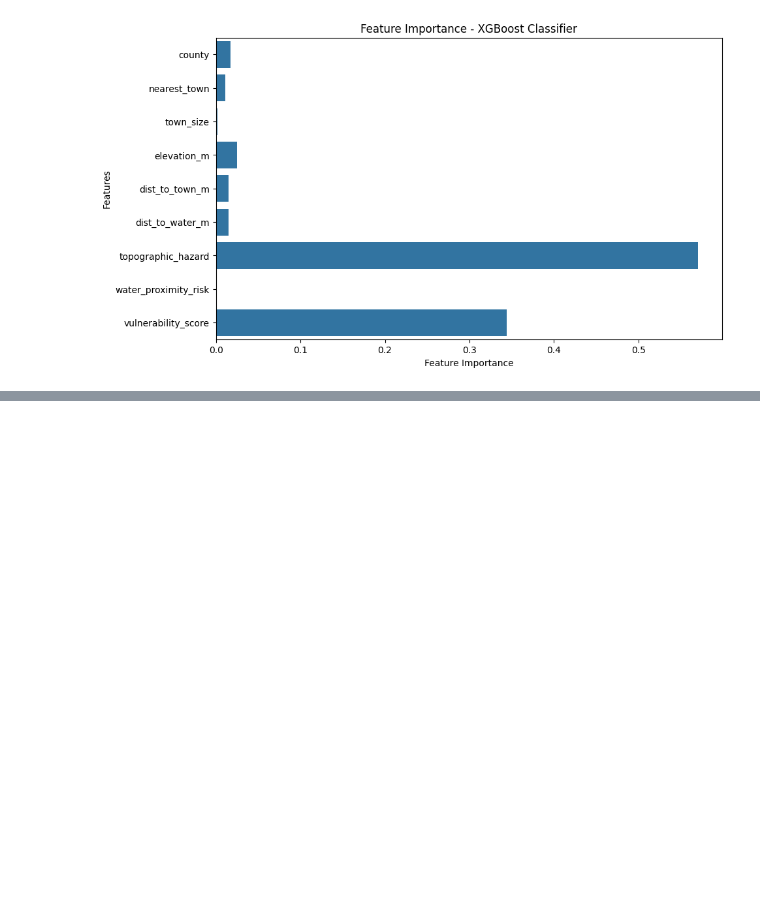
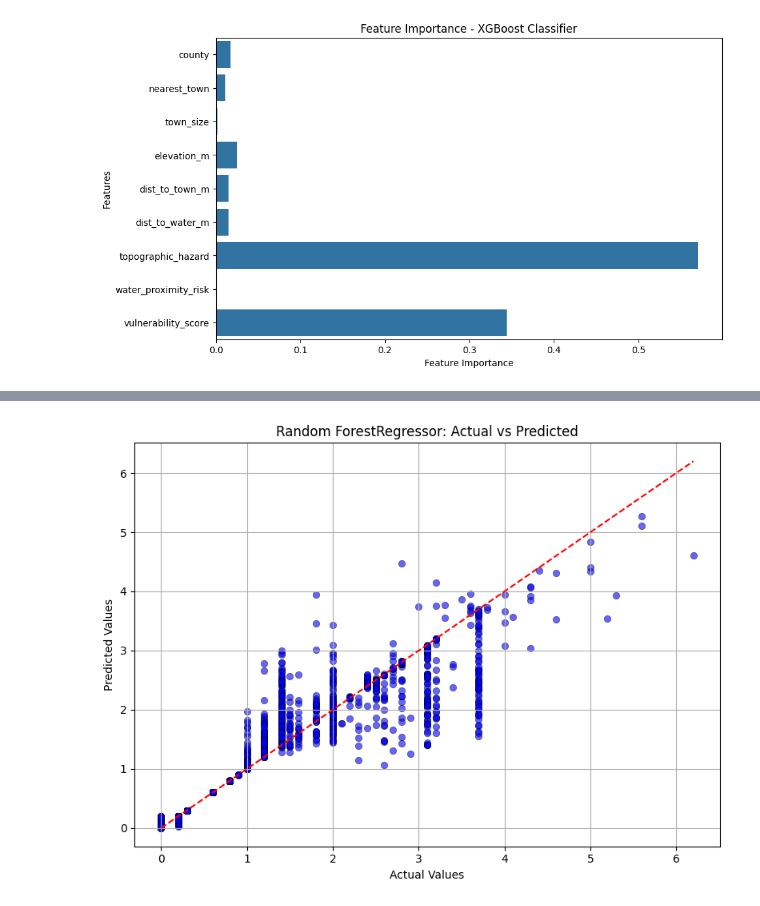
Before and after one commit to kennethnyangweso/Flood-Risk-Analysis-with-GIS, a Jupyter notebook: Modeling Notebook.ipynb, the cells around one changed output, grey strips where cells are left out. Cells and saved outputs as stored; diff of their text form; code cells hidden in the pictures; blank space fills up the shorter version.

```diff
--- a/Modeling Notebook.ipynb
+++ b/Modeling Notebook.ipynb
@@ -167,0 +325,23 @@ plt.show()
+# %%
+# train_test split
+
+# Drop target and highly correlated features
+X_reg = df.drop(['flood_risk_score','landcover_risk','landcover_types'], axis=1)
+
+# target
+y_reg = df['flood_risk_score']
+
+# train_test split
+
+X_train, X_test, y_train, y_test = train_test_split(X_reg, y_reg, test_size=0.2, random_state=42)
+
+# Scale the features
+scaler = StandardScaler()
+X_train = scaler.fit_transform(X_train)
+X_test = scaler.transform(X_test)
+# %%
+# call random forest regressor
+
+rf_reg = RandomForestRegressor(n_estimators=100, random_state=42)
+rf_reg.fit(X_train, y_train)
+y_pred_rf_reg = rf_reg.predict(X_test)
@@ -167,0 +363,17 @@ plt.show()
+# %%
+# Set style
+plt.figure(figsize=(8, 6))
+sns.scatterplot(x=y_test, y=y_pred_rf_reg, color='blue', edgecolor='black', alpha=0.6)
+
+# Plot ideal line (perfect predictions)
+plt.plot([y_test.min(), y_test.max()], [y_test.min(), y_test.max()], '--', color='red')
+
+# Labels and title
+plt.xlabel("Actual Values")
+plt.ylabel("Predicted Values")
+plt.title("Random ForestRegressor: Actual vs Predicted")
+plt.grid(True)
+plt.tight_layout()
+plt.show()
+# %% [output]
+[figure, added]
```
Also changed, not shown: parts of 45 cells of this notebook.
